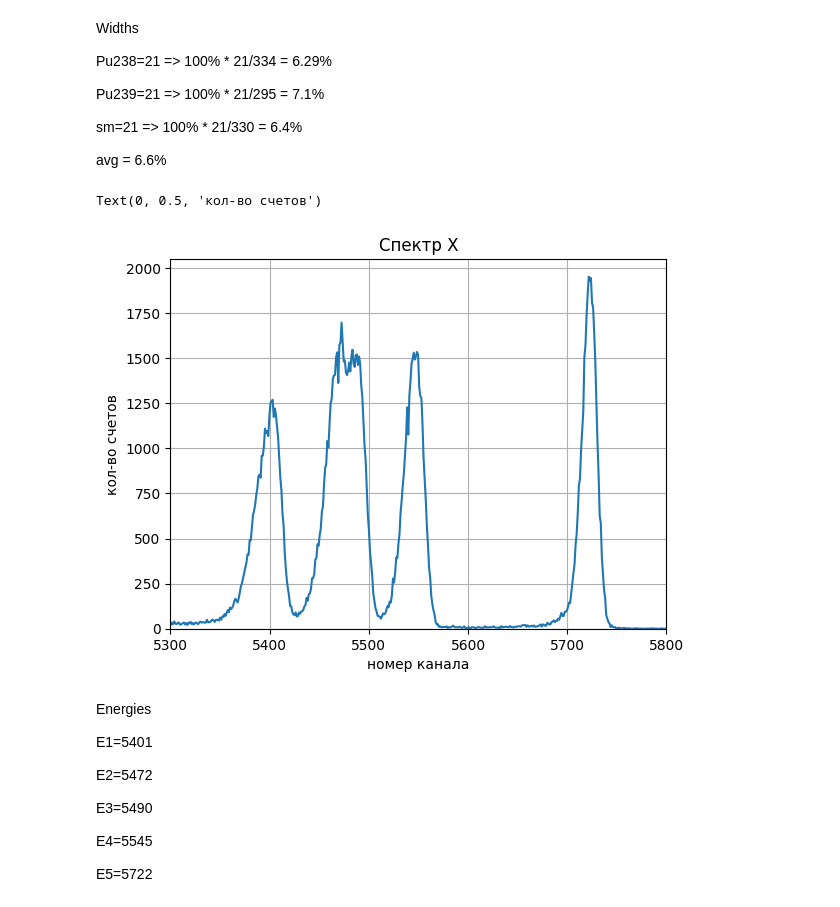
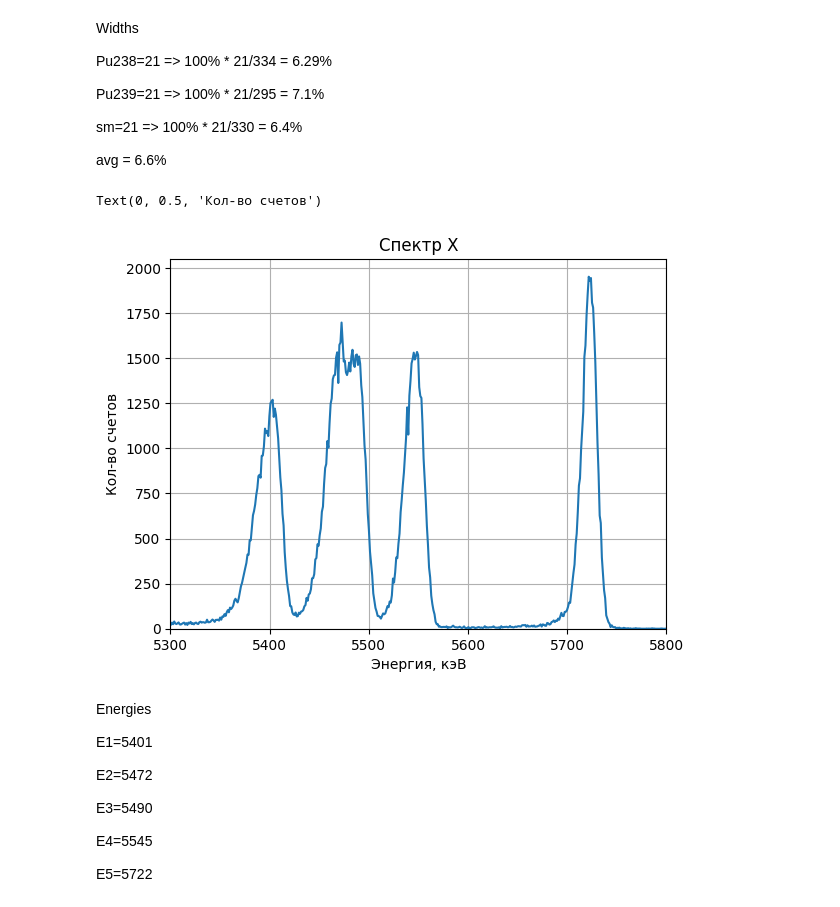
Before and after one commit to NikiTesla/nucl_prak, a Jupyter notebook: semiconductor.ipynb, the cells around one changed output. Cells and saved outputs as stored; diff of their text form; code cells hidden in the pictures.

```diff
--- a/semiconductor.ipynb
+++ b/semiconductor.ipynb
@@ -169,24 +169,21 @@ avg = 6.6%
 # %%
 x = np.arange(len(df)) * a + b # energies
 # Enter name of element to be plotted in brackets
 data = df["x"]
 plt.plot(x, data)
 
 # let's make it nice
 plt.grid()
 
 plt.xlim(5300, 5800)
 plt.ylim(0, 1.05 * max(data))
 
-# plt.xticks(np.arange(200, 360, 20))
-# plt.yticks(np.arange(0, 1.05 * max(data), 2000))
-
-plt.title("Спектр X") # change X to our element
-plt.xlabel("номер канала")
-plt.ylabel("кол-во счетов")
+plt.title("Спектр X")
+plt.xlabel("Энергия, кэВ")
+plt.ylabel("Кол-во счетов")
 # %% [output]
-Text(0, 0.5, 'кол-во счетов')
+Text(0, 0.5, 'Кол-во счетов')
-[figure, old version]
+[figure, new version]
 # %% [markdown]
 Energies
 
```
Also changed, not shown: parts of 6 cells of this notebook, 25 other files.
